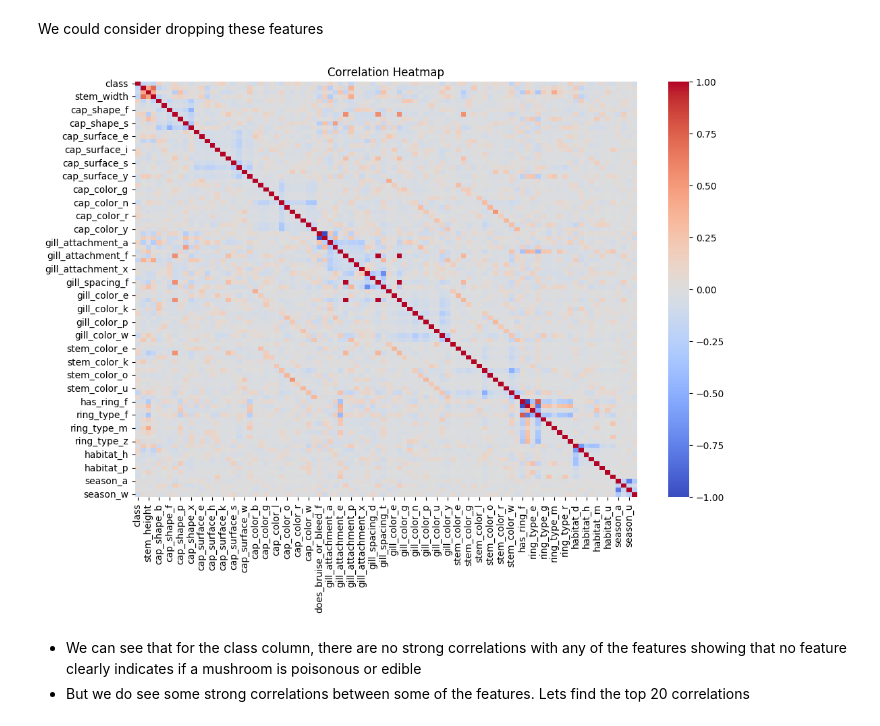
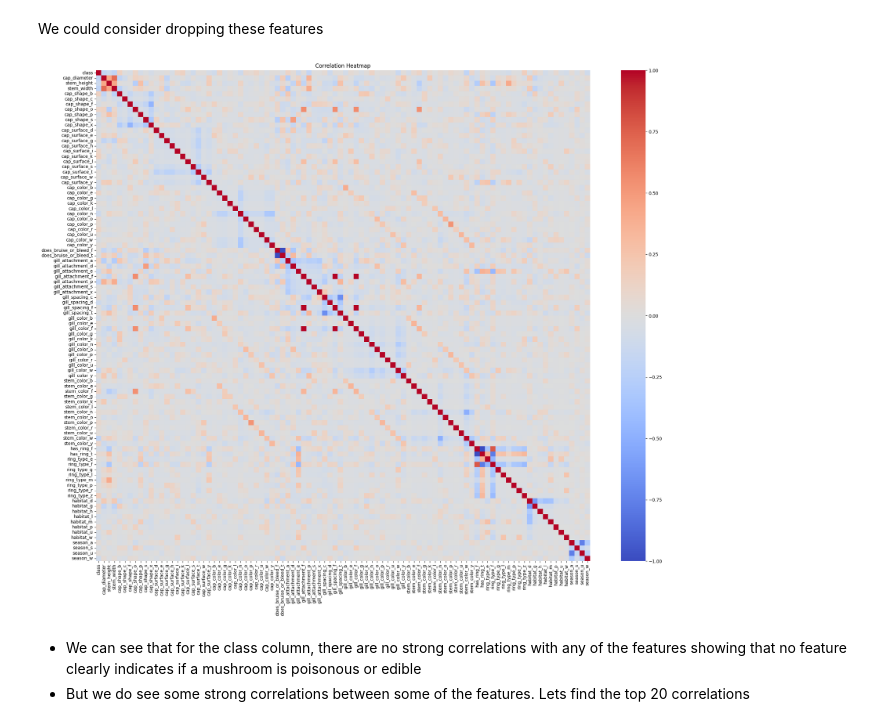
Before and after one commit to alicja-a-d/UAB_ML_project, a Jupyter notebook: notebook/Data_analysis.ipynb, the cells around one changed output. Drawn from its saved outputs; the diff is of its cells as text; code cells hidden in the pictures.

```diff
--- a/notebook/Data_analysis.ipynb
+++ b/notebook/Data_analysis.ipynb
@@ -38,14 +38,14 @@ We could consider dropping these features
 # %%
 
 numeric_data = data.select_dtypes(include=['float64', 'int64'])
 correlation_matrix = numeric_data.corr()
 
-plt.figure(figsize=(12, 8))
+plt.figure(figsize=(25,20))
 sns.heatmap(correlation_matrix, annot=False, cmap='coolwarm')
 plt.title('Correlation Heatmap')
 plt.show()
 # %% [output]
-[figure, old version]
+[figure, new version]
 # %% [markdown]
 - We can see that for the class column, there are no strong correlations with any of the features showing that no feature clearly indicates if a mushroom is poisonous or edible
 - But we do see some strong correlations between some of the features. Lets find the top 20 correlations
```
Also changed, not shown: parts of 18 cells of this notebook, 2 other files.
